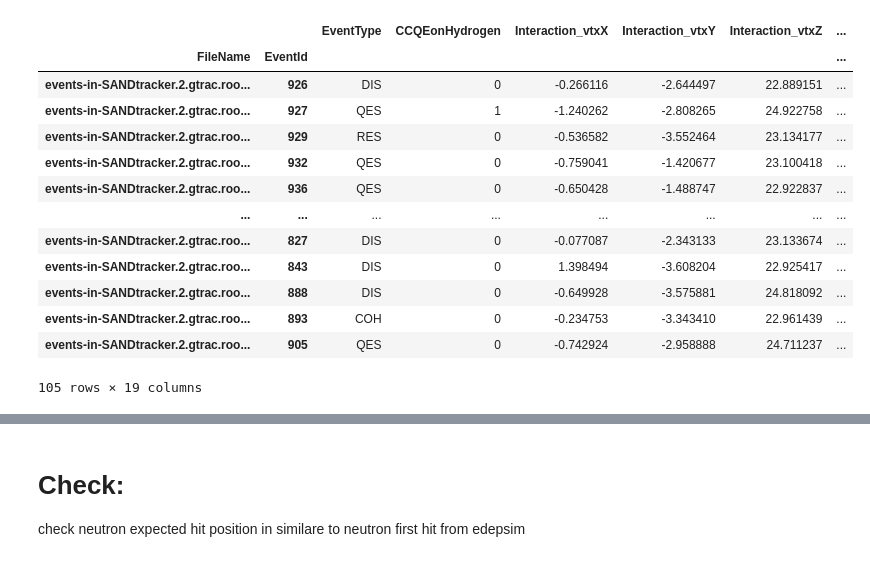
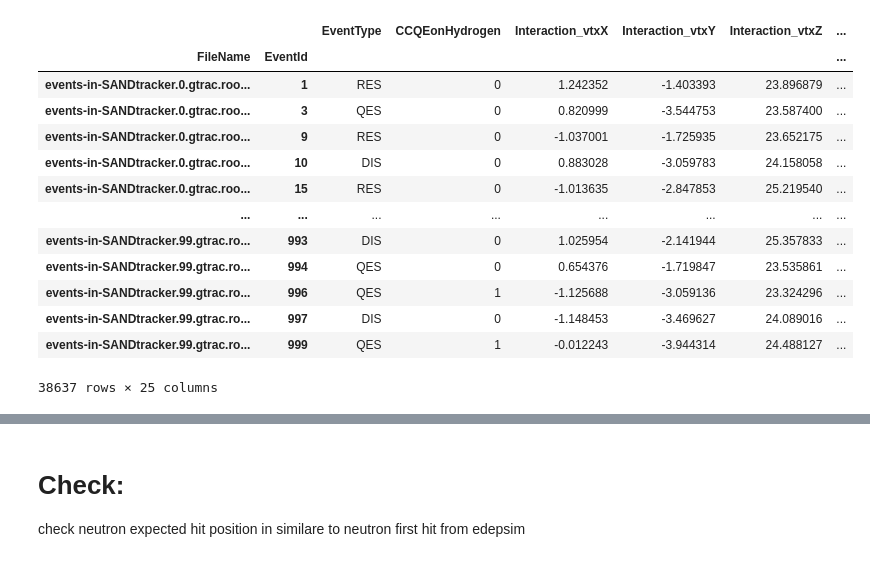
Before and after one commit to GianfrancoIngratta/SAND-PHYSICS, a Jupyter notebook: notebook/AnalyseECALDigit.ipynb, the cells around one changed output, grey strips where cells are left out. Cells and saved outputs as stored; diff of their text form; code cells hidden in the pictures.

```diff
--- a/notebook/AnalyseECALDigit.ipynb
+++ b/notebook/AnalyseECALDigit.ipynb
@@ -45,6 +50,14 @@ def GetLinePoints(vx, vy, vz, vtx, vty, vtz):
         z.append(point[2])
 
     return {"x":x, "y":y,"z" : z}
+
+def InteractionVolume_short(target):
+    if("C3H6Target" in target):
+        return "C3H6_Target"
+    elif("CTarget" in target):
+        return "C_Target"
+    else:
+        return "Other"
 # %%
 sand_center = [0, -2384.73, 23910]
 sand_radius = 2000
@@ -146,5 +172,5 @@ def plotEvent(test_event,
 
     ax[0].legend()
 # %%
-tree = upr.open("/storage/gpfs_data/neutrino/users/gi/sand-physics/production_antinumucc/events-in-SANDtracker.0.ecal-digit.analysed.root")
+tree = upr.open("/storage/gpfs_data/neutrino/users/gi/sand-physics/production_antinumucc/events-in-SANDtracker.0.to.100.ecal-digit.analysed.root")
 # %%
@@ -247,13 +276,13 @@ df = tree['digit_extended'].arrays(['FileName',
   'Interaction_vtxX',
  'Interaction_vtxY',
  'Interaction_vtxZ',
+ 'InteractionTarget',
+ 'InteractionVolume',
+ 'PrimaryStateHadronicSystemTopology_name',
+ 'NofFinalStateChargedParticles',
 #  'FinalStateLeptonEmissionAngle',
  'PrimaryStateHadronicSystemTotalKinE',
-#  'PrimariesPDG',
-#  'PrimariesFirstHitECAL',
-#  'PrimariesEDepECAL',
-#  'PrimariesEmissionAngle',
-#  'ExpectedNeutrinoP4FromMuon',
+ 'MissingTransverseMomentum',
  'ExpectedHadronSystP3',
 #  'ExpectedHadronSystEnergy',
  'ExpectedNeutronArrivalPositionECAL',
@@ -270,8 +299,11 @@ new_columns = {
     ('FileName','','')                               : 'FileName',
     ('EventId','','')                                : 'EventId',
     ('CCQEonHydrogen','','')                         : 'CCQEonHydrogen',
+    ('InteractionTarget','','')                      : 'InteractionTarget',
     ('PrimaryStateHadronicSystemTotalKinE','','')    : 'PrimaryStateHadronicSystemTotalKinE',
+    ('MissingTransverseMomentum', '', '')            : 'MissingTransverseMomentum',
     ('PrimariesPDG','','')                           : 'PrimariesPDG',
+    ('NofFinalStateChargedParticles','','')          : 'NofFinalStateChargedParticles',
     ('Interaction_vtxX', '', '')                     : 'Interaction_vtxX',
     ('Interaction_vtxY', '', '')                     : 'Interaction_vtxY',
     ('Interaction_vtxZ', '', '')                     : 'Interaction_vtxZ',
@@ -280,50 +312,45 @@ new_columns = {
     ('ExpectedHadronSystP3fY', '', '')               : 'ExpectedHadronSystPy',
     ('ExpectedHadronSystP3fZ', '', '')               : 'ExpectedHadronSystPz',
     ('ExpectedNeutronArrivalPositionECALfX', '', '') : 'ExpectedNeutronArrivalPositionECALfX',
     ('ExpectedNeutronArrivalPositionECALfY', '', '') : 'ExpectedNeutronArrivalPositionECALfY',
     ('ExpectedNeutronArrivalPositionECALfZ', '', '') : 'ExpectedNeutronArrivalPositionECALfZ',
     ('ExpectedFiredModuleByNeutron', '', '')         : 'ExpectedFiredModuleByNeutron',
-    # ('ClusterX4', 'fP', 'fX')                     : 'ClusterX4_x',
-    # ('ClusterX4', 'fP', 'fY')                     : 'ClusterX4_y',
-    # ('ClusterX4', 'fP', 'fZ')                     : 'ClusterX4_z',
-    # ('ClusterX4', 'fE', '')                       : 'ClusterX4_t',
-    # ('Cluster2Vertex4Distance', 'fP', 'fX')       : 'Cluster2Vertex4Distance_x',
-    # ('Cluster2Vertex4Distance', 'fP', 'fY')       : 'Cluster2Vertex4Distance_y',
-    # ('Cluster2Vertex4Distance', 'fP', 'fZ')       : 'Cluster2Vertex4Distance_z',
-    # ('Cluster2Vertex4Distance', 'fE', '')         : 'Cluster2Vertex4Distance_t',
+
 }
 
 
 # Rename the columns
 df = df.rename(columns=new_columns)
 
 df = df.set_index(['FileName','EventId'])
+
+df["InteractionVolume_short"] = df.apply(lambda row: InteractionVolume_short(row['InteractionVolume']), axis=1)
 
 df['dist_Vtx2ECAL'] = np.sqrt((df['ExpectedNeutronArrivalPositionECALfX'] - df['Interaction_vtxX']*1e3)**2 +
                               (df['ExpectedNeutronArrivalPositionECALfY'] - df['Interaction_vtxY']*1e3)**2 +
                               (df['ExpectedNeutronArrivalPositionECALfZ'] - df['Interaction_vtxZ']*1e3)**2)
 
 df['ExpectedHadronSystPtot'] = np.sqrt(df['ExpectedHadronSystP3fX']**2 +
                                        df['ExpectedHadronSystP3fY']**2 +
                                        df['ExpectedHadronSystP3fZ']**2) * 1e3
 
 df["ExpectedNeutronE"]      = np.sqrt(df['ExpectedHadronSystPtot'] ** 2 + 939.565413 ** 2)
 df["ExpectedNeutronGamma"]  = df["ExpectedNeutronE"]/ 939.565413
 df['ExpectedNeutronBeta']   = np.sqrt(1. - 1. / df["ExpectedNeutronGamma"].values**2)
 df['ExpectedNeutronCrossingTimeECAL'] = df.apply(lambda row: calculate_tof_ns(row['dist_Vtx2ECAL'], row['ExpectedNeutronBeta']), axis=1)
 df
 # %% [output]
 |  |  | EventType | CCQEonHydrogen | Interaction_vtxX | Interaction_vtxY | Interaction_vtxZ | ... |
 | FileName | EventId |  |  |  |  |  | ... |
-| events-in-SANDtracker.2.gtrac.roo... | 926 | DIS | 0 | -0.266116 | -2.644497 | 22.889151 | ... |
-| events-in-SANDtracker.2.gtrac.roo... | 927 | QES | 1 | -1.240262 | -2.808265 | 24.922758 | ... |
-| events-in-SANDtracker.2.gtrac.roo... | 929 | RES | 0 | -0.536582 | -3.552464 | 23.134177 | ... |
-| events-in-SANDtracker.2.gtrac.roo... | 932 | QES | 0 | -0.759041 | -1.420677 | 23.100418 | ... |
-| events-in-SANDtracker.2.gtrac.roo... | 936 | QES | 0 | -0.650428 | -1.488747 | 22.922837 | ... |
+| events-in-SANDtracker.0.gtrac.roo... | 1 | RES | 0 | 1.242352 | -1.403393 | 23.896879 | ... |
+| events-in-SANDtracker.0.gtrac.roo... | 3 | QES | 0 | 0.820999 | -3.544753 | 23.587400 | ... |
+| events-in-SANDtracker.0.gtrac.roo... | 9 | RES | 0 | -1.037001 | -1.725935 | 23.652175 | ... |
+| events-in-SANDtracker.0.gtrac.roo... | 10 | DIS | 0 | 0.883028 | -3.059783 | 24.158058 | ... |
+| events-in-SANDtracker.0.gtrac.roo... | 15 | RES | 0 | -1.013635 | -2.847853 | 25.219540 | ... |
 | ... | ... | ... | ... | ... | ... | ... | ... |
-| events-in-SANDtracker.2.gtrac.roo... | 827 | DIS | 0 | -0.077087 | -2.343133 | 23.133674 | ... |
-| events-in-SANDtracker.2.gtrac.roo... | 843 | DIS | 0 | 1.398494 | -3.608204 | 22.925417 | ... |
-| events-in-SANDtracker.2.gtrac.roo... | 888 | DIS | 0 | -0.649928 | -3.575881 | 24.818092 | ... |
-| events-in-SANDtracker.2.gtrac.roo... | 893 | COH | 0 | -0.234753 | -3.343410 | 22.961439 | ... |
-| events-in-SANDtracker.2.gtrac.roo... | 905 | QES | 0 | -0.742924 | -2.958888 | 24.711237 | ... |
+| events-in-SANDtracker.99.gtrac.ro... | 993 | DIS | 0 | 1.025954 | -2.141944 | 25.357833 | ... |
+| events-in-SANDtracker.99.gtrac.ro... | 994 | QES | 0 | 0.654376 | -1.719847 | 23.535861 | ... |
+| events-in-SANDtracker.99.gtrac.ro... | 996 | QES | 1 | -1.125688 | -3.059136 | 23.324296 | ... |
+| events-in-SANDtracker.99.gtrac.ro... | 997 | DIS | 0 | -1.148453 | -3.469627 | 24.089016 | ... |
+| events-in-SANDtracker.99.gtrac.ro... | 999 | QES | 1 | -0.012243 | -3.944314 | 24.488127 | ... |
-105 rows × 19 columns
+38637 rows × 25 columns
```
Also changed, not shown: parts of 81 cells of this notebook, 10 other files.
